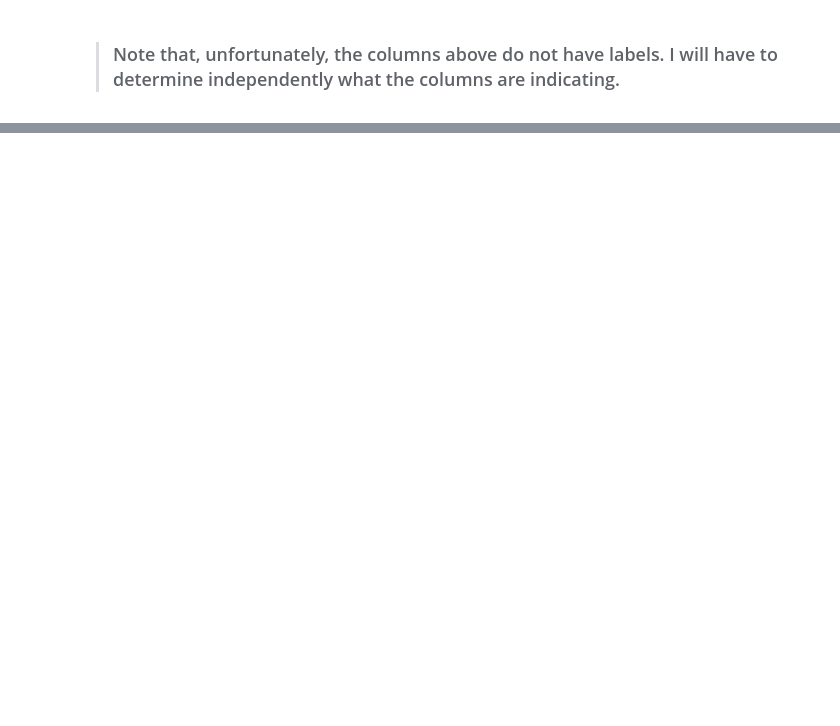
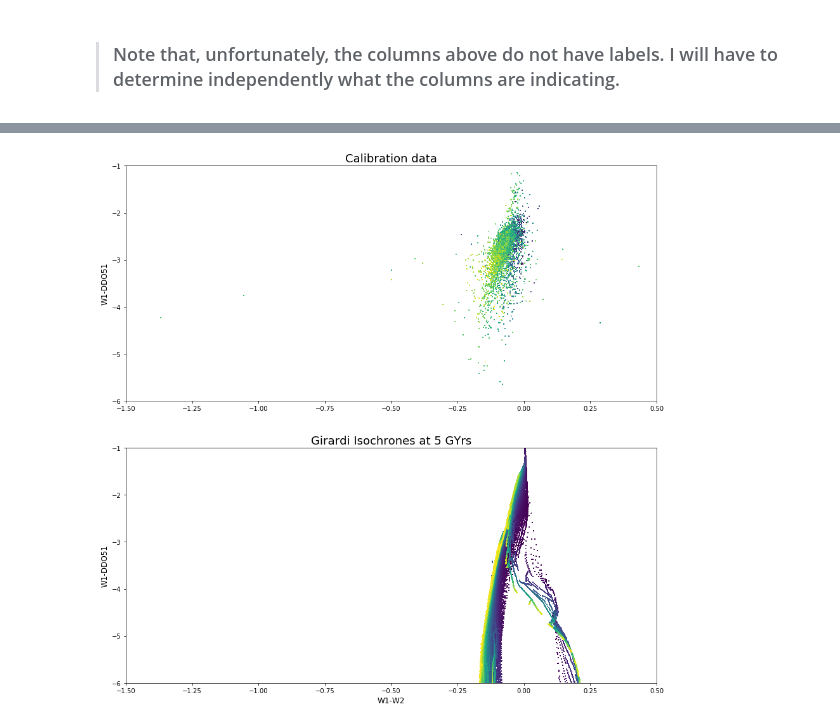
Before and after one commit to shebenst/DDO51-Metallicities, a Jupyter notebook: July 2018.ipynb, the cells around one changed output, grey strips where cells are left out. Cells and saved outputs as stored; diff of their text form; code cells hidden in the pictures; blank space fills up the shorter version.

```diff
--- a/July 2018.ipynb
+++ b/July 2018.ipynb
@@ -40,0 +62,37 @@ cat
+# %%
+#Import libraries and functions
+import numpy as np
+import matplotlib.pyplot as plt
+#%matplotlib nbagg
+
+#Create subplot
+f, (ax1, ax2) = plt.subplots(2, 1)
+
+#Calibration data
+x1 = cat2['W1mag']-cat2['W2mag']
+y1 = cat2['W1mag']-cat2['DDO51']
+
+ax1.scatter(x1,y1,marker='+',c=cat2['METALS'],s=3)
+ax1.set_title('Calibration data',fontsize=18)
+ax1.set_ylim([-6,-1])
+ax1.set_xlim([-1.5,0.5])
+ax1.set_ylabel('W1-DDO51',rotation='vertical',labelpad=5,fontsize=12)
+#plt.xlabel('W1-W2',fontsize=12)
+
+#Isochrone data from Girardi website
+x2 = cat['W1mag']-cat['W2mag']
+y2 = cat['W1mag']-cat['DDO51_finfmag']
+
+ax2.scatter(x2,y2,marker='+',c=cat['Z'],s=3)
+ax2.set_title('Girardi Isochrones at 5 GYrs',fontsize=18)
+ax2.set_ylim([-6,-1])
+ax2.set_xlim([-1.5,0.5])
+ax2.set_ylabel('W1-DDO51',rotation='vertical',labelpad=5,fontsize=12)
+ax2.set_xlabel('W1-W2',fontsize=12)
+#plt.tight_layout()
+
+f.set_figheight(15)
+f.set_figwidth(15)
+plt.show()
+# %% [output]
+[figure, added]
```
Also changed, not shown: parts of 9 cells of this notebook.
